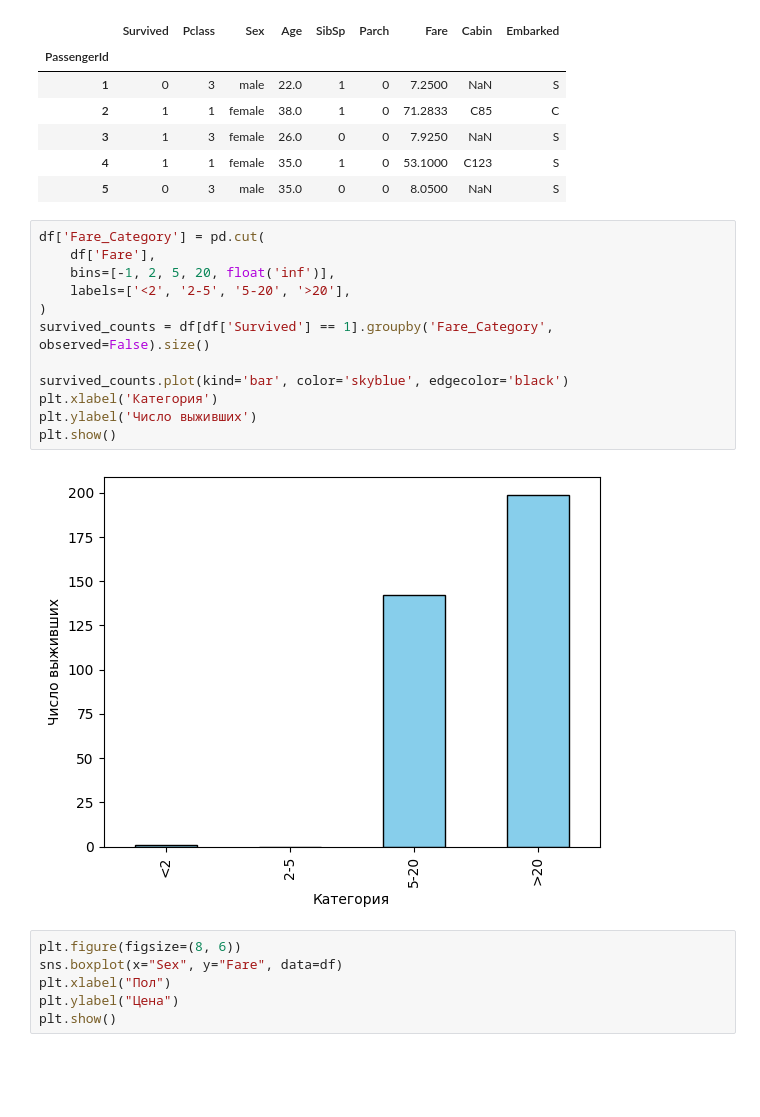
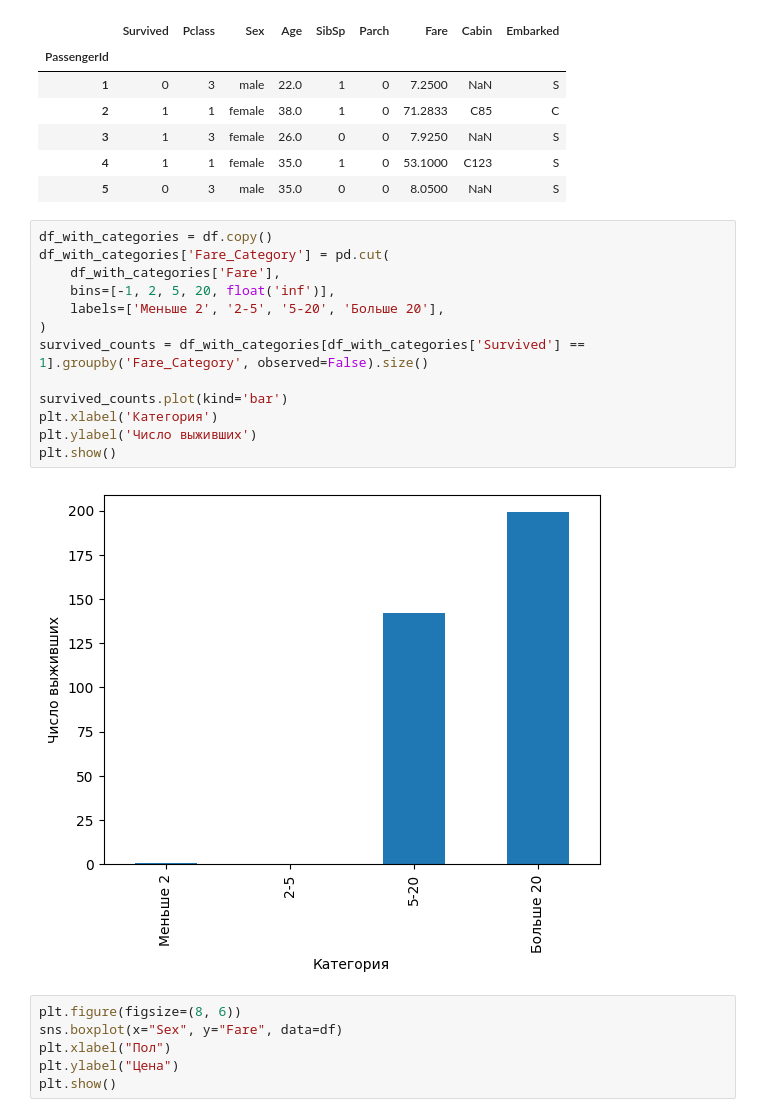
Before and after one commit to brandonzorn/labai, a Jupyter notebook: labai.ipynb, the cells around one changed output. Cells and saved outputs as stored; diff of their text form; blank space fills up the shorter version.

```diff
--- a/labai.ipynb
+++ b/labai.ipynb
@@ -35,19 +35,20 @@ df.head()
 | 4 | 1 | 1 | female | 35.0 | 1 | 0 | 53.1000 | C123 | S |
 | 5 | 0 | 3 | male | 35.0 | 0 | 0 | 8.0500 | NaN | S |
 # %%
-df['Fare_Category'] = pd.cut(
-    df['Fare'],
+df_with_categories = df.copy()
+df_with_categories['Fare_Category'] = pd.cut(
+    df_with_categories['Fare'],
     bins=[-1, 2, 5, 20, float('inf')],
-    labels=['<2', '2-5', '5-20', '>20'],
+    labels=['Меньше 2', '2-5', '5-20', 'Больше 20'],
 )
-survived_counts = df[df['Survived'] == 1].groupby('Fare_Category', observed=False).size()
+survived_counts = df_with_categories[df_with_categories['Survived'] == 1].groupby('Fare_Category', observed=False).size()
 
-survived_counts.plot(kind='bar', color='skyblue', edgecolor='black')
+survived_counts.plot(kind='bar')
 plt.xlabel('Категория')
 plt.ylabel('Число выживших')
 plt.show()
 # %% [output]
-[figure, old version]
+[figure, new version]
 # %%
 plt.figure(figsize=(8, 6))
 sns.boxplot(x="Sex", y="Fare", data=df)
```
Also changed, not shown: parts of 1 cell of this notebook, 1 other file.
